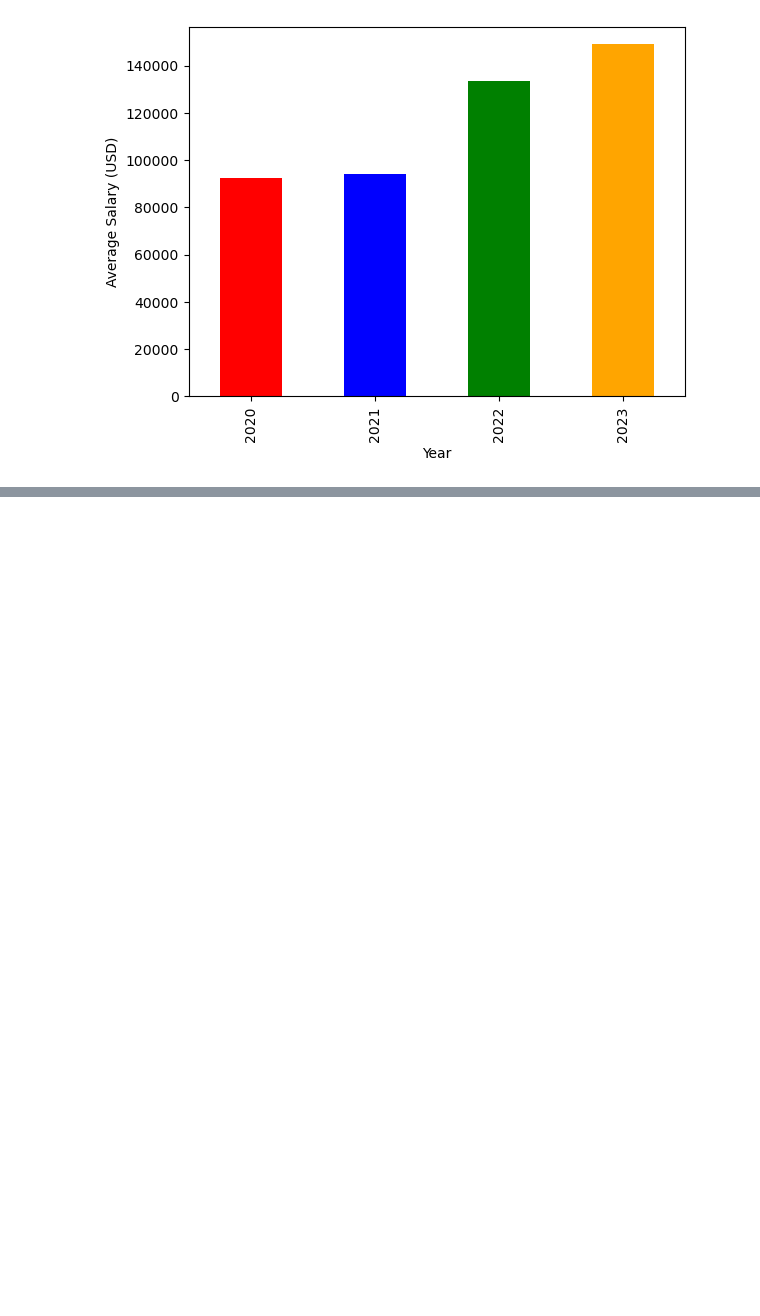
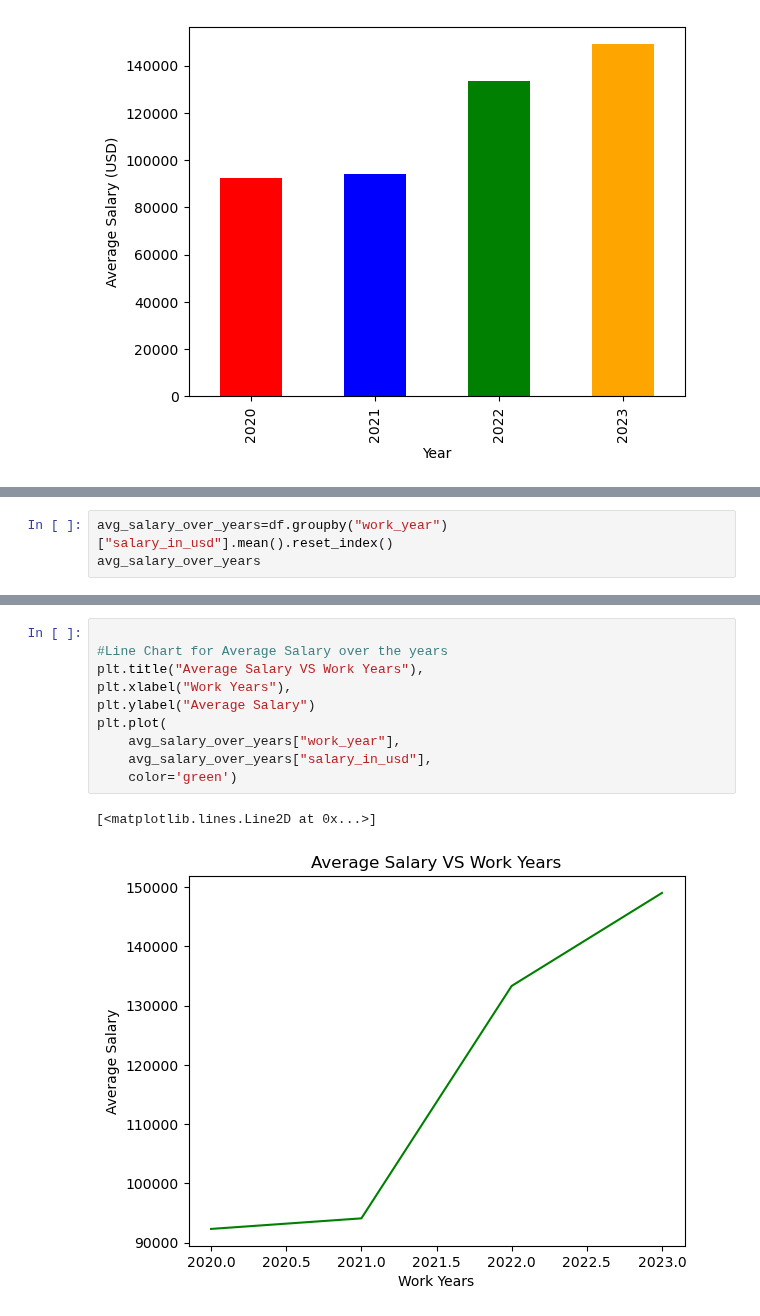
Before and after one commit to garimac12/project_acai, a Jupyter notebook: Project_NN.ipynb, the cells around one changed output, grey strips where cells are left out. Saved outputs shown, nothing was run; the diff lists cells and outputs as text; blank space fills up the shorter version.

```diff
--- a/Project_NN.ipynb
+++ b/Project_NN.ipynb
@@ -252,0 +251,3 @@ avg_salary_remote_ratio.plot(
+# %%
+avg_salary_over_years=df.groupby("work_year")["salary_in_usd"].mean().reset_index()
+avg_salary_over_years
@@ -252,0 +260,13 @@ avg_salary_remote_ratio.plot(
+# %%
+
+#Line Chart for Average Salary over the years
+plt.title("Average Salary VS Work Years"),
+plt.xlabel("Work Years"),
+plt.ylabel("Average Salary")
+plt.plot(
+    avg_salary_over_years["work_year"],
+    avg_salary_over_years["salary_in_usd"],
+    color='green')
+# %% [output]
+[<matplotlib.lines.Line2D at 0x...>]
+[figure, added]
```
Also changed, not shown: parts of 15 cells of this notebook.
